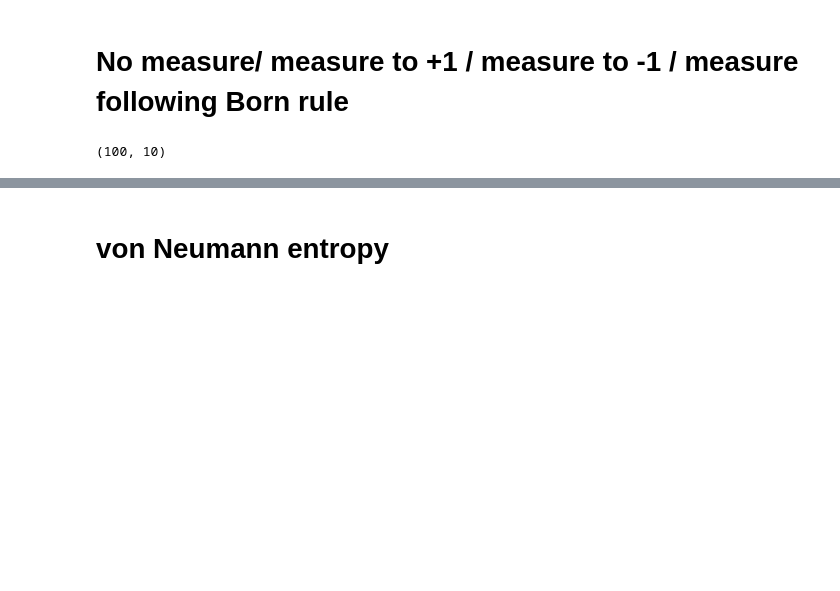
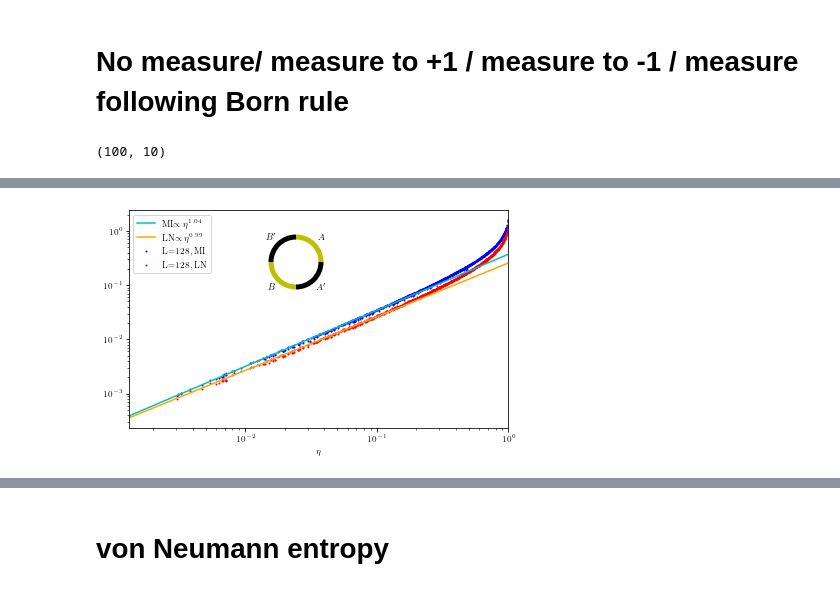
Before and after one commit to hainingpan/SPT, a Jupyter notebook: test_ssh.ipynb, the cells around one changed output, grey strips where cells are left out. Cells and saved outputs as stored; diff of their text form; code cells hidden in the pictures; blank space fills up the shorter version.

Commit message:
update SSH cross_ratio

```diff
--- a/test_ssh.ipynb
+++ b/test_ssh.ipynb
@@ -24,7 +26,7 @@ rc[:].execute("import numpy as np")
 # %% [output]
 <AsyncResult: execute>
 # %%
-%%writefile SSH.py
+# %%writefile SSH.py
 import numpy as np
 import scipy.linalg as la
 import numpy.linalg as nla
@@ -374,3 +376,8 @@ class Params:
         chi=nla.eigvalsh(1j*Gamma[np.ix_(subregionAB,subregionAB)])
         sA=np.sum(np.log(((1+chi)/2)**2+((1-chi)/2)**2))/4
         return np.real(eA+sA)
+
+def cross_ratio(x,L):
+        xx=lambda i,j: (np.sin(np.pi/(L)*np.abs(x[i]-x[j])))
+        eta=(xx(0,1)*xx(2,3))/(xx(0,2)*xx(1,3))
+        return eta
@@ -570,0 +613,38 @@ plt.plot(delta_list,np.array(LN_link_Born_list/np.log(2)).mean(axis=1))
+# %%
+import matplotlib.patches as mpatches
+def place_region(x,y,fig,ax,color='ybyk'):
+    # fig,ax=plt.subplots()
+    arc=[mpatches.Arc((x,y),50,50,-theta,0,90,transform=None,ec=ec,lw=5) for theta,ec in zip(np.arange(4)*90,color)]
+    [fig.artists.append(arc) for arc in arc]
+    ax.text(x+25,y+25,r'$A$',transform=None,ha='center',va='center')
+    ax.text(x+25,y-25,r'$A^\prime$',transform=None,ha='center',va='center')
+    ax.text(x-25,y-25,r'$B$',transform=None,ha='center',va='center')
+    ax.text(x-25,y+25,r'$B^\prime$',transform=None,ha='center',va='center')
+# %%
+fig,ax=plt.subplots()
+ax.scatter(eta_no_list,MI_no_list,s=1,color='b',label='L=128, MI')
+ax.scatter(eta_no_list,LN_no_list,s=1,color='r',label='L=128, LN')
+
+ax.set_xscale('log')
+ax.set_yscale('log')
+ax.set_xlim([np.min(eta_no_list),1])
+# ax.set_ylim([1e-10,1])
+
+mask_MI=(MI_no_list>1e-10)&((eta_no_list)<0.1)
+lr_MI=scipy.stats.linregress(np.log(eta_no_list[mask_MI]),np.log(MI_no_list[mask_MI]))
+x_int=np.linspace(np.min(eta_no_list),1,10)
+y_int=np.exp(lr_MI.slope*np.log(x_int)+lr_MI.intercept)
+ax.plot(x_int,y_int,'c',label=r'MI$\propto\eta^{{{:.2f}}}$'.format(lr_MI.slope))
+
+mask_LN=(LN_no_list>1e-10)&((eta_no_list)<0.1)
+lr_LN=scipy.stats.linregress(np.log(eta_no_list[mask_LN]),np.log(LN_no_list[mask_LN]))
+x_int=np.linspace(np.min(eta_no_list),1,10)
+y_int=np.exp(lr_LN.slope*np.log(x_int)+lr_LN.intercept)
+ax.plot(x_int,y_int,label=r'LN$\propto\eta^{{{:.2f}}}$'.format(lr_LN.slope),color='orange')
+ax.set_xlabel(r'$\eta$')
+ax.legend()
+
+place_region(200,200,fig,ax,'ykyk')
+fig.savefig('/mnt/d/kitp/Rp_SPT/7/MI_LN_no.pdf')
+# %% [output]
+[figure, added]
```
Also changed, not shown: parts of 15 cells of this notebook, 1 other file.
